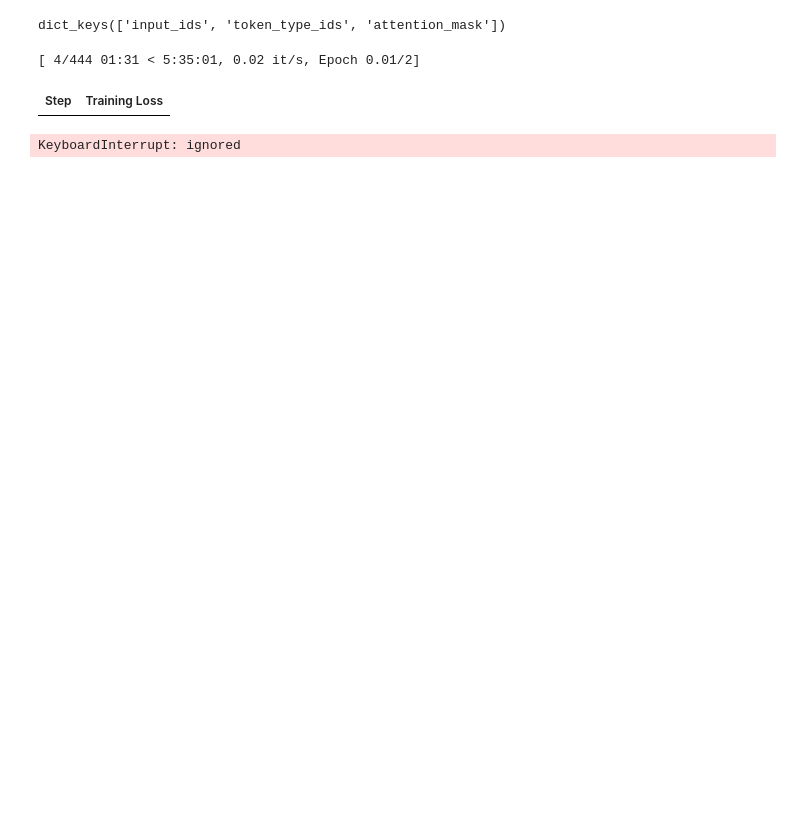
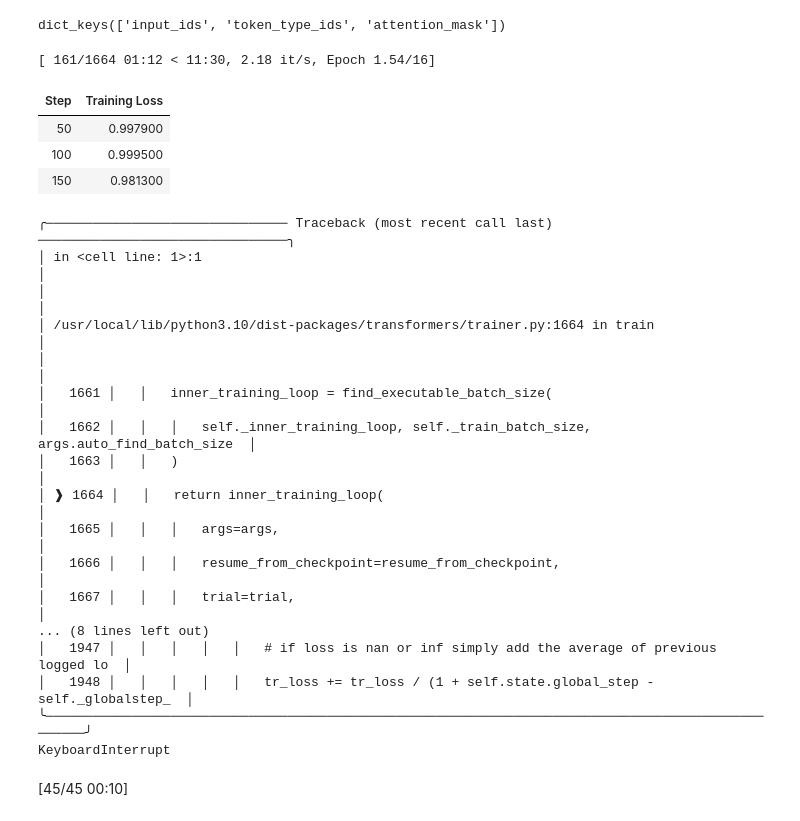
Before and after one commit to andreunilux/BSP-6, a Jupyter notebook: BSP6_(version_1).ipynb, the cells around one changed output. Saved outputs shown, nothing was run; the diff lists cells and outputs as text; code cells hidden in the pictures; blank space fills up the shorter version.

```diff
--- a/BSP6_(version_1).ipynb
+++ b/BSP6_(version_1).ipynb
@@ -213,5 +213,5 @@ Name: context, dtype: float64
 # %%
 # load pre-trained HateBert
-config = BertConfig.from_pretrained("Hate-speech-CNERG/bert-base-uncased-hatexplain", num_labels=3)
-model = BertForSequenceClassification.from_pretrained("Hate-speech-CNERG/bert-base-uncased-hatexplain", config=config)
-tokenizer = BertTokenizer.from_pretrained("Hate-speech-CNERG/bert-base-uncased-hatexplain")
+config = BertConfig.from_pretrained("GroNLP/hateBERT", num_labels=3)
+model = BertForSequenceClassification.from_pretrained("GroNLP/hateBERT", config=config)
+tokenizer = BertTokenizer.from_pretrained("GroNLP/hateBERT")
@@ -238,24 +282,26 @@ BertForSequenceClassification(
 # %%
 #Train Data
+
 X = []
 for context, target in zip(train_data.context, train_data.target):
-  X.append(context + tokenizer.sep_token + target)
+  X.append(tokenizer.cls_token +context + tokenizer.sep_token + target)
 y_train = list(train_data.label)
-X_train_tokenized = tokenizer(X, padding=True, truncation=True)
+X_train_tokenized = tokenizer(X, padding=True, truncation=True, max_length=250)
+
 
 #val Data
 X = []
 for context, target in zip(val_data.context, val_data.target):
-  X.append(context + tokenizer.sep_token + target)
+   X.append(tokenizer.cls_token +context + tokenizer.sep_token + target)
 y_val = list(val_data.label)
-X_val_tokenized = tokenizer(X, padding=True, truncation=True)
+X_val_tokenized = tokenizer(X, padding=True, truncation=True, max_length=250)
 
 #test Data
 X = []
 for context, target in zip(test_data.context, test_data.target):
-  X.append(context + tokenizer.sep_token + target)
+   X.append(tokenizer.cls_token +context + tokenizer.sep_token + target)
 y_test = list(test_data.label)
-X_test_tokenized = tokenizer(X, padding=True, truncation=True)
+X_test_tokenized = tokenizer(X, padding=True, truncation=True, max_length=250)
 # %%
 # Create torch dataset
 class Dataset(torch.utils.data.Dataset):
@@ -294,10 +340,14 @@ dict_keys(['input_ids', 'token_type_ids', 'attention_mask'])
 # %%
 # Define Trainer
 args = TrainingArguments(
-    output_dir="output",
-    num_train_epochs=2,
-    per_device_train_batch_size=15,
+    output_dir='./results',           # output directory
+    num_train_epochs=16,               # total number of training epochs
+    per_device_train_batch_size=32,   # batch size per device during training
+    per_device_eval_batch_size=32,    # batch size for evaluation
+    learning_rate = 5e-4,
+    logging_steps = 50
 )
+
 trainer = Trainer(
     model=model,
     args=args,
@@ -305,13 +355,35 @@ trainer = Trainer(
     eval_dataset=val_dataset,
     compute_metrics=compute_metrics
 )
-# %%
-trainer.train()
-# %% [output]
-[ 4/444 01:31 < 5:35:01, 0.02 it/s, Epoch 0.01/2]
-| Step | Training Loss |
-KeyboardInterrupt: ignored
+# %%
+trainer.train()
+trainer.save_model('/content/drive/MyDrive/BSP6/model6')
+# %% [output]
+[ 161/1664 01:12 < 11:30, 2.18 it/s, Epoch 1.54/16]
+| Step | Training Loss |
+| 50 | 0.997900 |
+| 100 | 0.999500 |
+| 150 | 0.981300 |
+╭─────────────────────────────── Traceback (most recent call last) ────────────────────────────────╮
+│ in <cell line: 1>:1                                                                              │
+│                                                                                                  │
+│ /usr/local/lib/python3.10/dist-packages/transformers/trainer.py:1664 in train                    │
+│                                                                                                  │
+│   1661 │   │   inner_training_loop = find_executable_batch_size(                                 │
+│   1662 │   │   │   self._inner_training_loop, self._train_batch_size, args.auto_find_batch_size  │
+│   1663 │   │   )                                                                                 │
+│ ❱ 1664 │   │   return inner_training_loop(                                                       │
+│   1665 │   │   │   args=args,                                                                    │
+│   1666 │   │   │   resume_from_checkpoint=resume_from_checkpoint,                                │
+│   1667 │   │   │   trial=trial,                                                                  │
+... (8 lines left out)
+│   1947 │   │   │   │   │   # if loss is nan or inf simply add the average of previous logged lo  │
+│   1948 │   │   │   │   │   tr_loss += tr_loss / (1 + self.state.global_step - self._globalstep_  │
+╰──────────────────────────────────────────────────────────────────────────────────────────────────╯
+KeyboardInterrupt
 # %%
-eval=trainer.evaluate()
+eval=trainer.evaluate(val_dataset)
+# %% [output]
+[45/45 00:10]
 # %%
 eval
```
Also changed, not shown: parts of 7 cells of this notebook.
